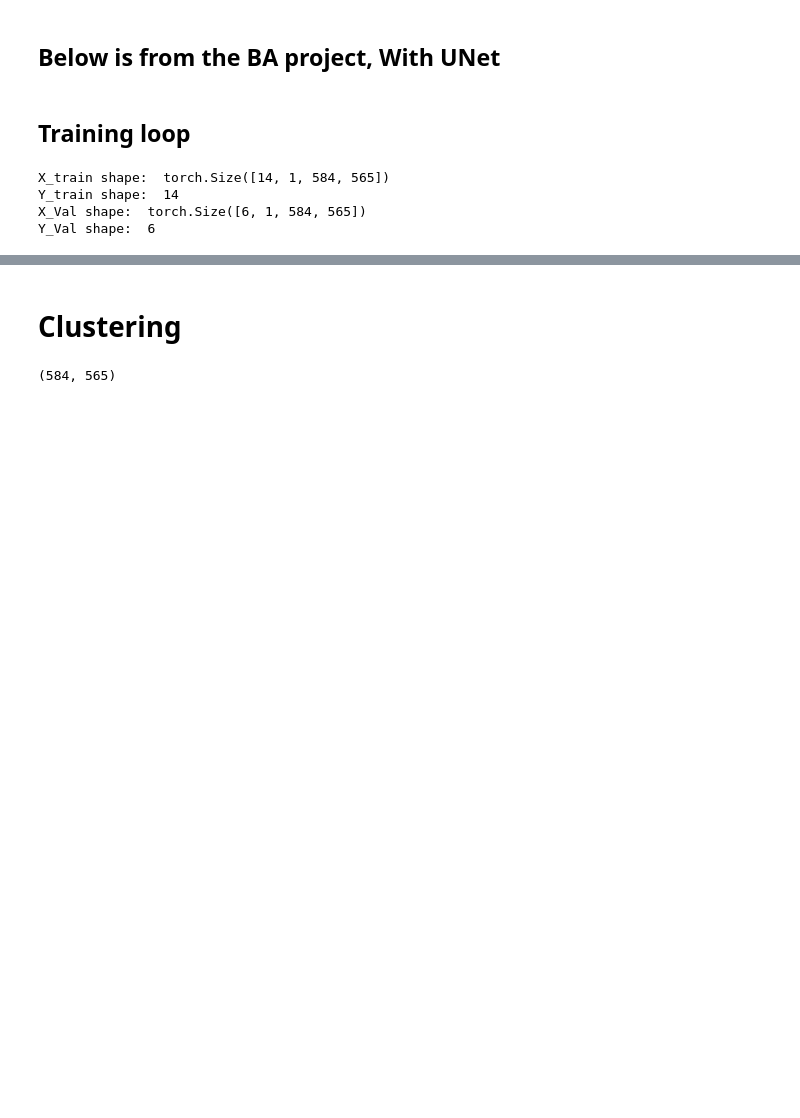
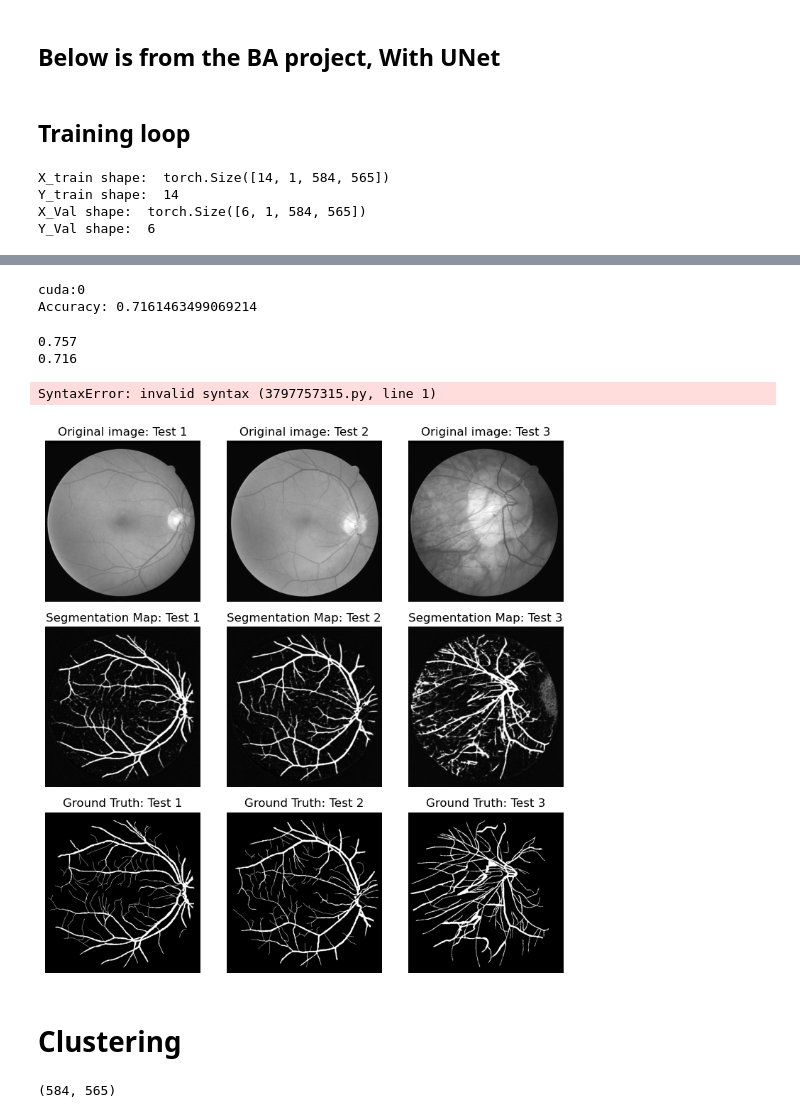
Before and after one commit to Thire399/CAS_739_Project, a Jupyter notebook: Main.ipynb, the cells around one changed output, grey strips where cells are left out. Saved outputs shown, nothing was run; the diff lists cells and outputs as text; code cells hidden in the pictures; blank space fills up the shorter version.

```diff
--- a/Main.ipynb
+++ b/Main.ipynb
@@ -473,3 +488,60 @@ Last Val loss:  0.26625651121139526
+# %%
+def evalModel(xtest, ytest):
+    device = torch.device("cuda:0" if torch.cuda.is_available() else "cpu")
+    print(device)
+    model = UNet()
+    model.to(device)
+    model.load_state_dict(torch.load('checkpoint.pt')) # load saved best model
+    output = model(xtest.to(device))
+    #print(output.shape)
+    out = diceloss().forward(output, torch.tensor(ytest).float().to(device))
+    print(f'Accuracy: {1-out}')
+
+    return out, output
+
+out, segmentation = evalModel(X_test, Y_test)
+# %% [output]
+cuda:0
+Accuracy: 0.7161463499069214
+# %%
+print(np.round(1 - 0.24294334650039673, 3))
+print(np.round(0.7161463499069214, 3))
+# %% [output]
+0.757
+0.716
+# %%
+from PIL import Image, ImageOps, ImageEnhance
+for i in range(segmentation.shape[0]):
+    temp = np.asarray(segmentation[i].cpu().detach().numpy())
+    temp = temp[0]
+    im = Image.fromarray((temp*255).astype(np.uint8))
+        #im = im.save(f'/content/drive/My Drive/EML/Output/DiceLoss/Test_out/{i+1}_test.tif')
+    im = im.save(f'OutPut/Segmentation/DSC_{i+1}.tif')
+# %%
+BREAK POINT
+# %% [output]
+SyntaxError: invalid syntax (3797757315.py, line 1)
+# %%
+fig, ax = plt.subplots(3, 3, figsize = (8, 8))
+
+for i in range(segmentation.shape[0]):
+    temp = np.asarray(segmentation[i].cpu().detach().numpy())
+    temp2 = np.asarray(Y_test[i])
+    temp3 = np.asarray(X_test[i].cpu().detach().numpy())
+    ax[0][i].imshow(temp3[0], cmap = 'gray')
+    ax[0][i].axis('off')
+    ax[0][i].set_title(f'Original image: Test {i+1}')
+    ax[1][i].imshow(temp[0], cmap = 'gray')
+    ax[1][i].axis('off')
+    ax[1][i].set_title(f'Segmentation Map: Test {i+1}')
+    ax[2][i].imshow(temp2, cmap = 'gray')
+    ax[2][i].axis('off')
+    ax[2][i].set_title(f'Ground Truth: Test {i+1}')
+    fig.tight_layout()
+plt.savefig(f'Output/OutPutSegmentation.png', dpi = 400, bbox_inches = 'tight')
+plt.show()
+# %% [output]
+[figure, added]
 # %% [markdown]
 # Clustering
 # %%
```
Also changed, not shown: parts of 27 cells of this notebook, 1 other file.
